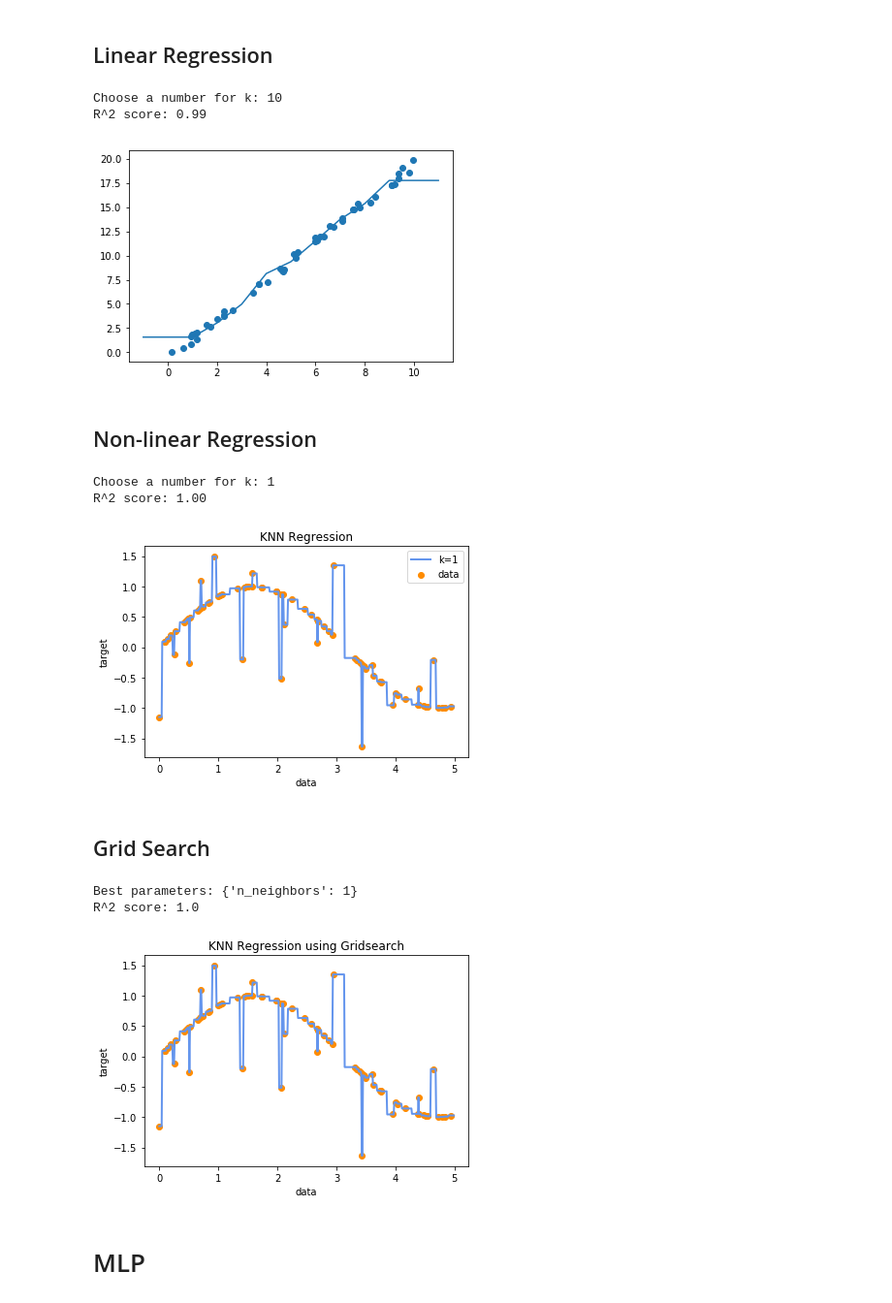
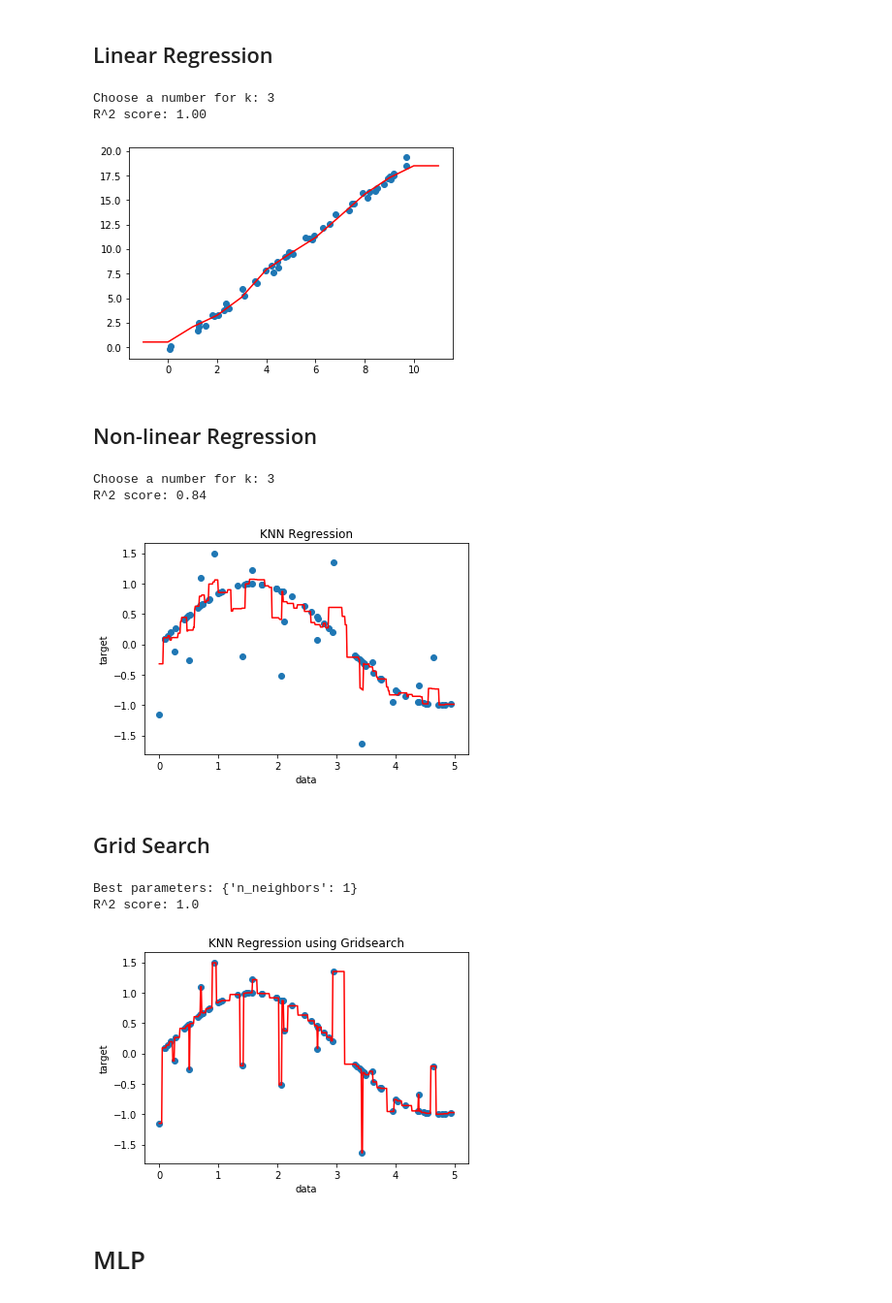
Before and after one commit to lutzhamel/CSC310, a Jupyter notebook: notes/16a-regression.ipynb, the cells around one changed output. Shown at 97% size. Cells and saved outputs as stored; diff of their text form; code cells hidden in the pictures.

```diff
--- a/notes/16a-regression.ipynb
+++ b/notes/16a-regression.ipynb
@@ -137,12 +129,12 @@ print("R^2 score: {0:.2f}".format(model.score(x,y)))
 xfit = pandas.DataFrame([i for i in range(-1, 12)])
 yfit = model.predict(xfit)
 plt.scatter(x, y)
-plt.plot(xfit, yfit)
+plt.plot(xfit, yfit, "r-")
 plt.show()
 # %% [output]
-Choose a number for k: 10
-R^2 score: 0.99
+Choose a number for k: 3
+R^2 score: 1.00
-[figure, old version]
+[figure, new version]
 # %% [markdown]
 ## Non-linear Regression
 # %%
@@ -170,17 +162,16 @@ y_1 = regr_1.predict(X_test)
 
 # Plot the results
 plt.figure()
-plt.scatter(X, y, c="darkorange", label="data")
-plt.plot(X_test, y_1, color="cornflowerblue", label="k="+str(n), linewidth=2)
+plt.scatter(X, y)
+plt.plot(X_test, y_1, "r-")
 plt.xlabel("data")
 plt.ylabel("target")
 plt.title("KNN Regression")
-plt.legend()
 plt.show()
 # %% [output]
-Choose a number for k: 1
-R^2 score: 1.00
+Choose a number for k: 3
+R^2 score: 0.84
-[figure, old version]
+[figure, new version]
 # %% [markdown]
 ## Grid Search
 # %%
@@ -196,36 +187,36 @@ rng = np.random.RandomState(1)
 X = np.sort(5 * rng.rand(80, 1), axis=0)
 y = np.sin(X).ravel()
 y[::5] += 3 * (0.5 - rng.rand(16)) # noise every 5th point
 
 # setting up grid search
 model = KNeighborsRegressor()
 param_grid = {'n_neighbors': list(range(1,11))}
 grid = GridSearchCV(model, param_grid, cv=5)
 
 # performing grid search
 grid.fit(X,y)
 
 # print out what we found
 print("Best parameters: {}".format(grid.best_params_))
 
 # Predict
 regr_1 = grid.best_estimator_
 print("R^2 score: {}".format(regr_1.score(X,y)))
 X_test = np.arange(0.0, 5.0, 0.01)[:, np.newaxis]
 y_1 = regr_1.predict(X_test)
 
 # Plot the results
 plt.figure()
-plt.scatter(X, y, c="darkorange")
-plt.plot(X_test, y_1, color="cornflowerblue", linewidth=2)
+plt.scatter(X, y)
+plt.plot(X_test, y_1,"r-")
 plt.xlabel("data")
 plt.ylabel("target")
 plt.title("KNN Regression using Gridsearch")
 plt.show()
 # %% [output]
 Best parameters: {'n_neighbors': 1}
 R^2 score: 1.0
-[figure, old version]
+[figure, new version]
 # %% [markdown]
 # MLP
 # %% [markdown]
```
Also changed, not shown: parts of 7 cells of this notebook, 12 other files.
